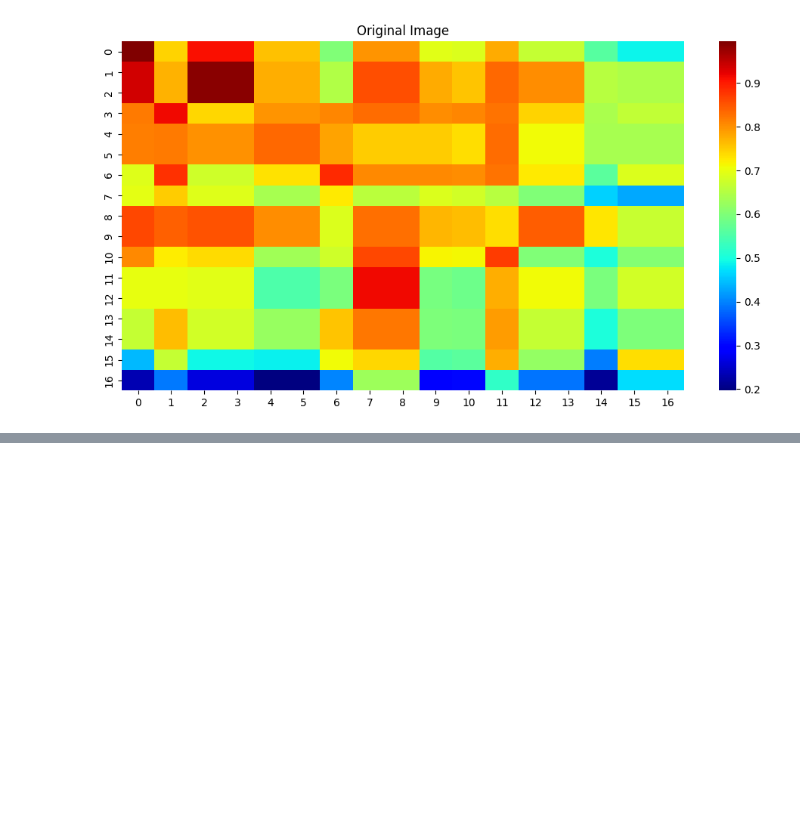
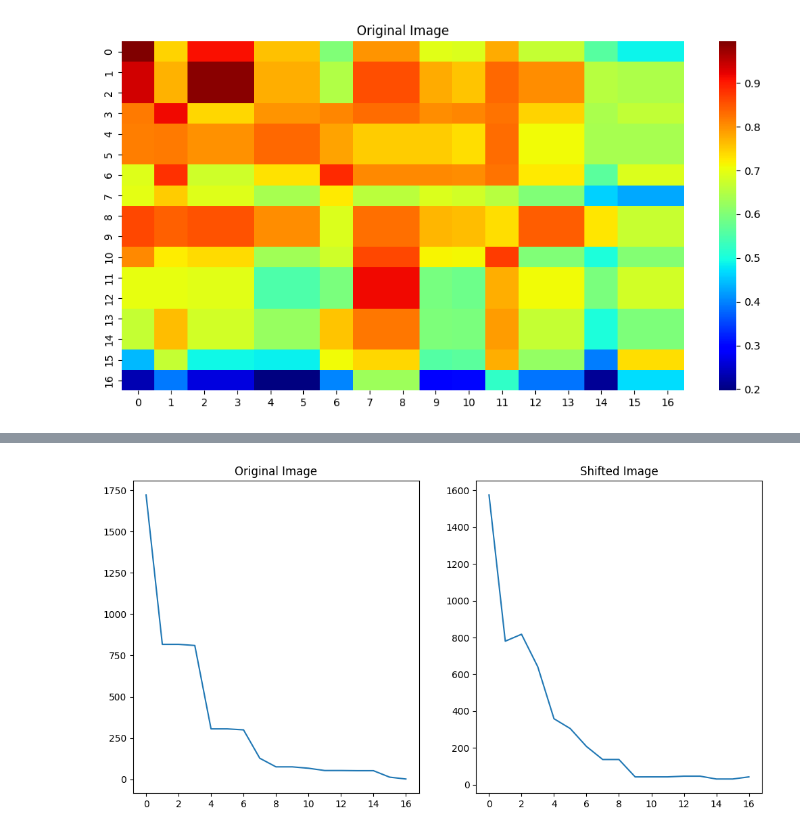
Before and after one commit to Nandini-Kanawade/BreakingUp_CNN, a Jupyter notebook: dotProductEVector.ipynb, the cells around one changed output, grey strips where cells are left out. Drawn from its saved outputs; the diff is of its cells as text; code cells hidden in the pictures; blank space fills up the shorter version.

```diff
--- a/dotProductEVector.ipynb
+++ b/dotProductEVector.ipynb
@@ -108,0 +102,23 @@ Text(0.5, 1.0, 'Original Image')
+# %%
+eVal, eVec = np.linalg.eig(zero)
+non_zero_indices = np.where(np.abs(eVal) > 0)[0]
+eVal = eVal[non_zero_indices]
+eVec = eVec[:, non_zero_indices]
+eVec = eVec.T
+
+eVal_shifted, eVec_shifted = np.linalg.eig(zero_shifted)
+non_zero_indices = np.where(np.abs(eVal_shifted) > 0)[0]
+eVal_shifted = eVal_shifted[non_zero_indices]
+eVec_shifted = eVec_shifted[:, non_zero_indices]
+eVec_shifted = eVec_shifted.T
+# %%
+plt.figure(figsize=(12, 6))
+plt.subplot(1, 2, 1)
+plt.plot(np.abs(eVal))
+plt.title('Original Image')
+plt.subplot(1, 2, 2)
+plt.plot(np.abs(eVal_shifted))
+plt.title('Shifted Image')
+plt.show()
+# %% [output]
+[figure, added]
```
Also changed, not shown: parts of 18 cells of this notebook.
